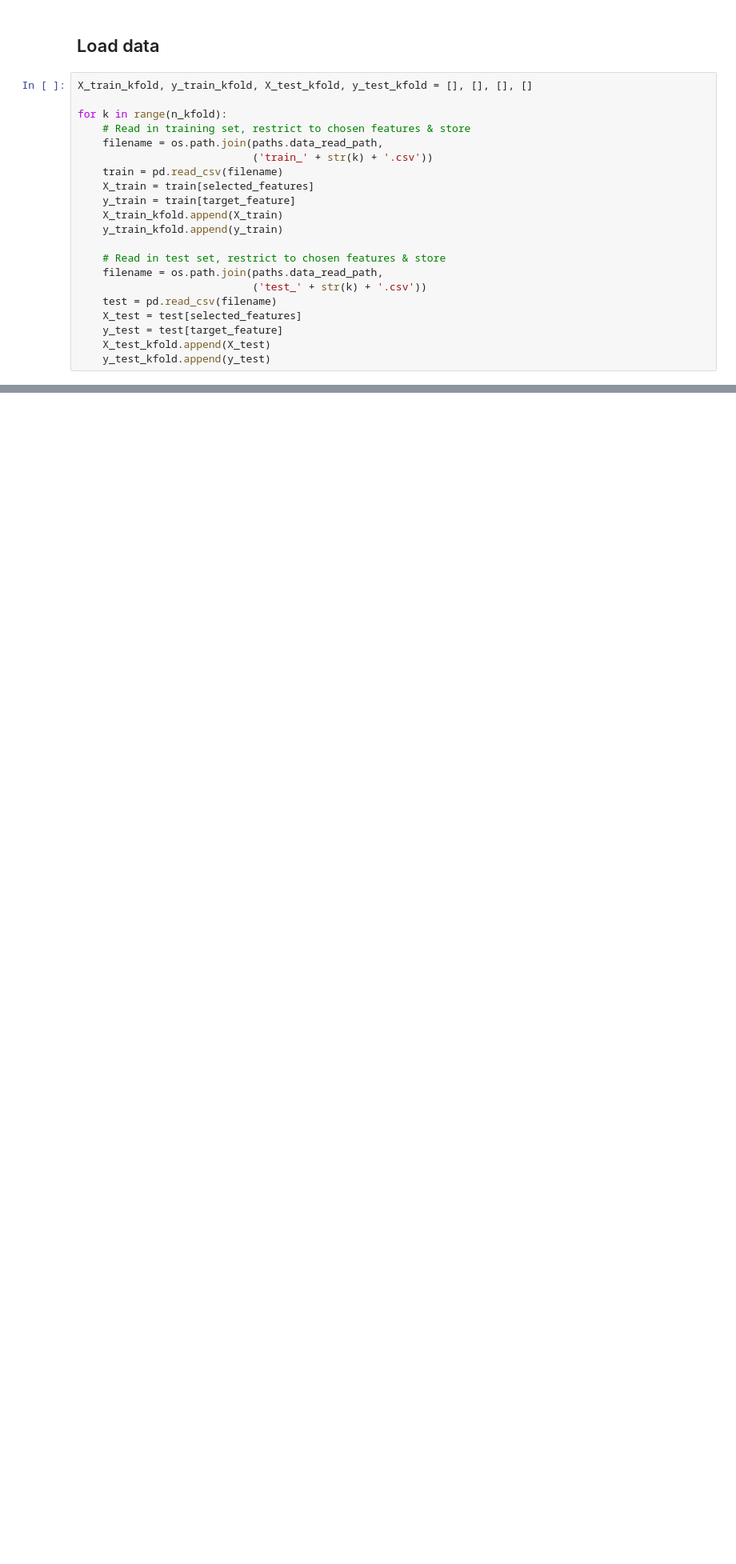
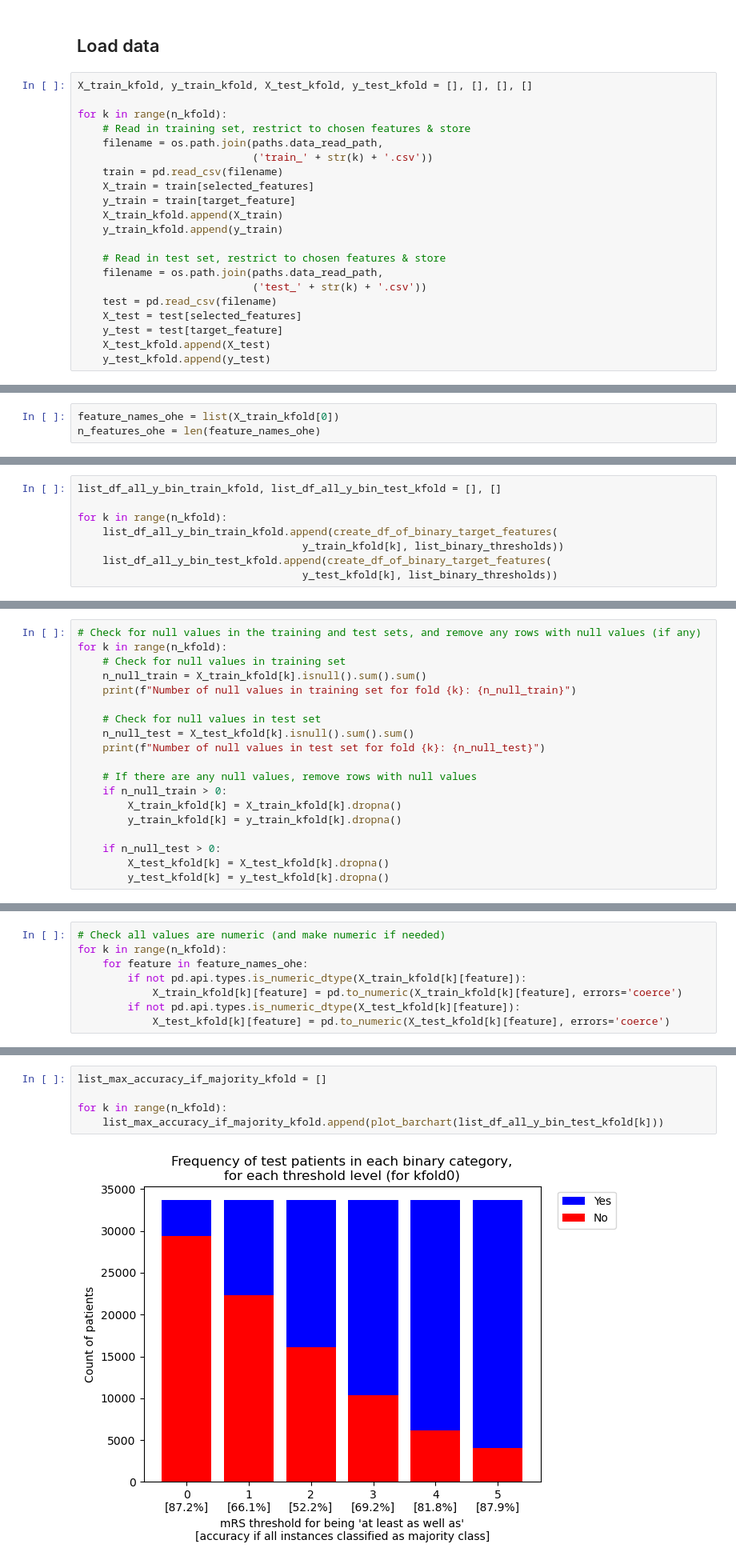
Before and after one commit to samuel-book/thrombolysis_clinical_trials_ml_paper, a Jupyter notebook: 02_model_fit_and_accuracy.ipynb, the cells around one changed output, grey strips where cells are left out. Shown at 80% size. Drawn from its saved outputs; the diff is of its cells as text; blank space fills up the shorter version.

```diff
--- a/02_model_fit_and_accuracy.ipynb
+++ b/02_model_fit_and_accuracy.ipynb
@@ -110,0 +173,3 @@ for k in range(n_kfold):
+# %%
+feature_names_ohe = list(X_train_kfold[0])
+n_features_ohe = len(feature_names_ohe)
@@ -110,0 +218,8 @@ for k in range(n_kfold):
+# %%
+list_df_all_y_bin_train_kfold, list_df_all_y_bin_test_kfold = [], []
+
+for k in range(n_kfold):
+    list_df_all_y_bin_train_kfold.append(create_df_of_binary_target_features(
+                                    y_train_kfold[k], list_binary_thresholds))
+    list_df_all_y_bin_test_kfold.append(create_df_of_binary_target_features(
+                                    y_test_kfold[k], list_binary_thresholds))
@@ -110,0 +228,19 @@ for k in range(n_kfold):
+# %%
+# Check for null values in the training and test sets, and remove any rows with null values (if any)
+for k in range(n_kfold):
+    # Check for null values in training set
+    n_null_train = X_train_kfold[k].isnull().sum().sum()
+    print(f"Number of null values in training set for fold {k}: {n_null_train}")
+
+    # Check for null values in test set
+    n_null_test = X_test_kfold[k].isnull().sum().sum()
+    print(f"Number of null values in test set for fold {k}: {n_null_test}")
+
+    # If there are any null values, remove rows with null values
+    if n_null_train > 0:
+        X_train_kfold[k] = X_train_kfold[k].dropna()
+        y_train_kfold[k] = y_train_kfold[k].dropna()
+
+    if n_null_test > 0:
+        X_test_kfold[k] = X_test_kfold[k].dropna()
+        y_test_kfold[k] = y_test_kfold[k].dropna()
@@ -110,0 +258,8 @@ for k in range(n_kfold):
+# %%
+# Check all values are numeric (and make numeric if needed)
+for k in range(n_kfold):
+    for feature in feature_names_ohe:
+        if not pd.api.types.is_numeric_dtype(X_train_kfold[k][feature]):
+            X_train_kfold[k][feature] = pd.to_numeric(X_train_kfold[k][feature], errors='coerce')
+        if not pd.api.types.is_numeric_dtype(X_test_kfold[k][feature]):
+            X_test_kfold[k][feature] = pd.to_numeric(X_test_kfold[k][feature], errors='coerce')
@@ -110,0 +317,7 @@ for k in range(n_kfold):
+# %%
+list_max_accuracy_if_majority_kfold = []
+
+for k in range(n_kfold):
+    list_max_accuracy_if_majority_kfold.append(plot_barchart(list_df_all_y_bin_test_kfold[k]))
+# %% [output]
+[figure, added]
```
Also changed, not shown: parts of 26 cells of this notebook.
